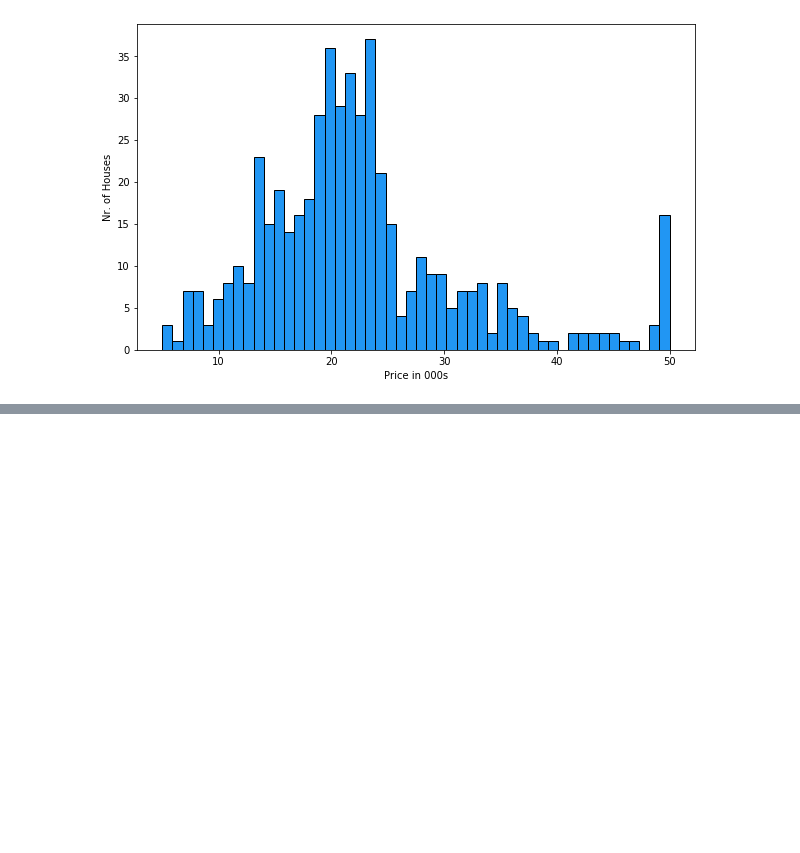
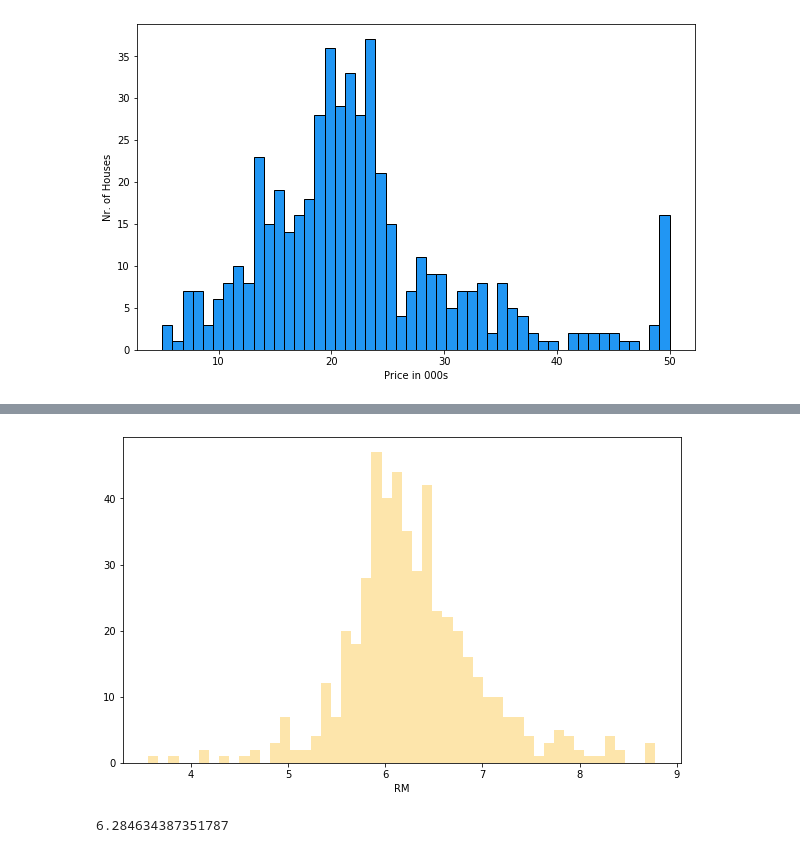
Before and after one commit to Henry-Ning/data_science_app_brewery, a Jupyter notebook: 04 Multivariate Regression.ipynb, the cells around one changed output, grey strips where cells are left out. Saved outputs shown, nothing was run; the diff lists cells and outputs as text; code cells hidden in the pictures; blank space fills up the shorter version.

```diff
--- a/04 Multivariate Regression.ipynb
+++ b/04 Multivariate Regression.ipynb
@@ -214,0 +224,10 @@ plt.show()
+# %%
+plt.figure(figsize=(10, 6))
+sns.distplot(data['RM'], bins=50, hist=True, kde=False, color="#fbc02d")
+plt.show()
+# %% [output]
+[figure, added]
+# %%
+data['RM'].mean()
+# %% [output]
+6.284634387351787
```
Also changed, not shown: parts of 3 cells of this notebook.
